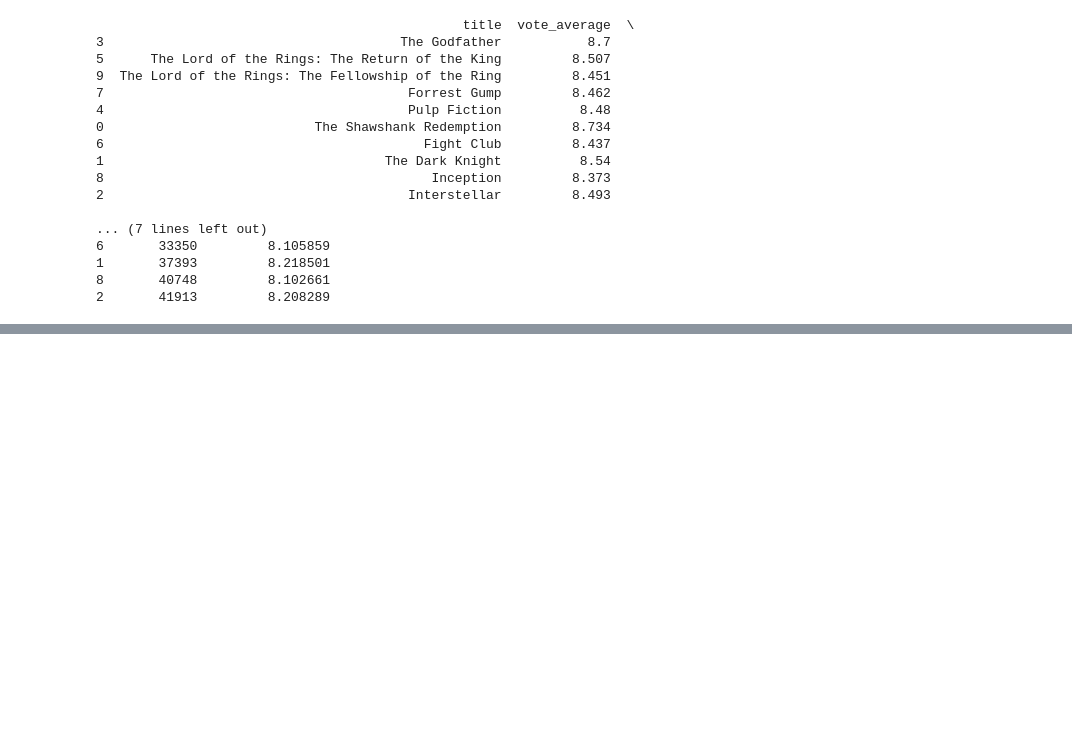
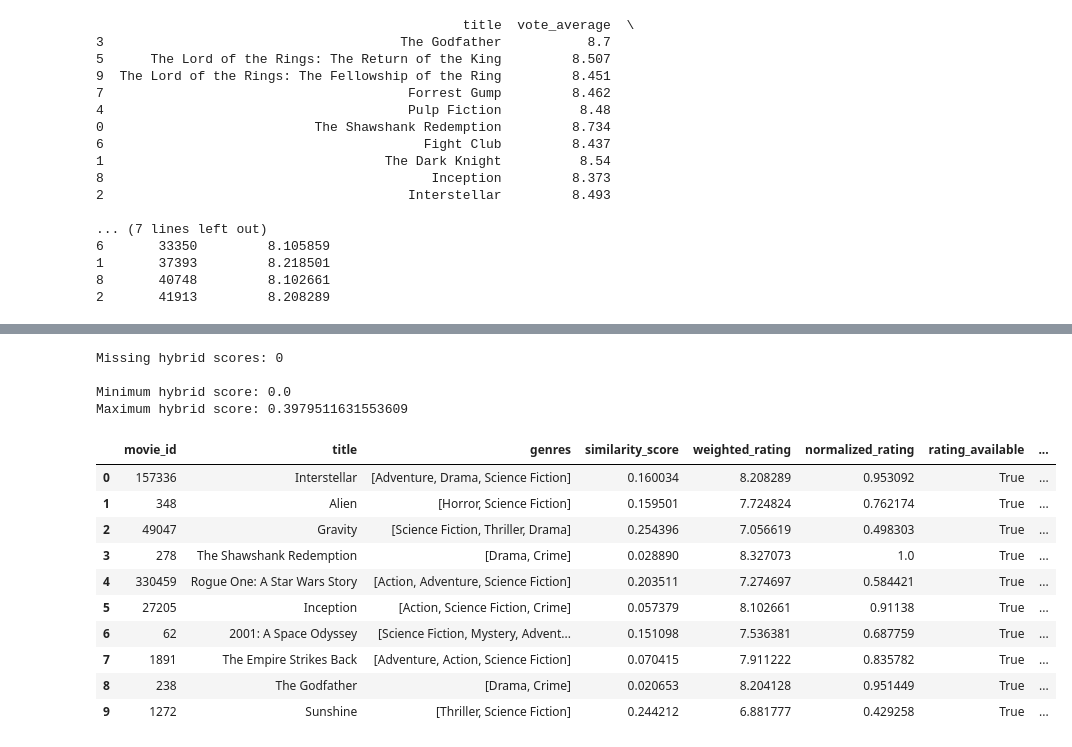
Before and after one commit to Zafeerxyz/Movie-Recommendation-System, a Jupyter notebook: notebooks/movie_recommendation.ipynb, the cells around one changed output, grey strips where cells are left out. Cells and saved outputs as stored; diff of their text form; code cells hidden in the pictures; blank space fills up the shorter version.

```diff
--- a/notebooks/movie_recommendation.ipynb
+++ b/notebooks/movie_recommendation.ipynb
@@ -963,6 +965 @@ TF-IDF matrix shape: (4905, 32913)
 Vocabulary size: 32913
-# %%
-vectorizer, tfidf_matrix = build_tfidf_matrix(movies_featured)
-
-print(type(vectorizer))
-print(type(tfidf_matrix))
@@ -1174,0 +1379,21 @@ Original dataset rows: 4905
+# %%
+import importlib
+import src.hybrid
+
+importlib.reload(src.hybrid)
+
+from src.hybrid import calculate_hybrid_score
+
+hybrid_df = calculate_hybrid_score(hybrid_df)
+
+print(
+    hybrid_df[
+        [
+            "title",
+            "similarity_score",
+            "normalized_rating",
+            "rating_available",
+            "hybrid_score"
+        ]
+    ].head(10)
+)
@@ -1174,0 +1418,40 @@ Original dataset rows: 4905
+# %%
+print("Missing hybrid scores:",
+      hybrid_df["hybrid_score"].isna().sum())
+
+print("\nMinimum hybrid score:",
+      hybrid_df["hybrid_score"].min())
+
+print("Maximum hybrid score:",
+      hybrid_df["hybrid_score"].max())
+# %% [output]
+Missing hybrid scores: 0
+
+Minimum hybrid score: 0.0
+Maximum hybrid score: 0.3979511631553609
+# %%
+import importlib
+import src.hybrid
+
+importlib.reload(src.hybrid)
+
+from src.hybrid import recommend_hybrid_movies
+
+hybrid_recommendations = recommend_hybrid_movies(
+    hybrid_df,
+    top_n=10
+)
+
+display(hybrid_recommendations)
+# %% [output]
+|  | movie_id | title | genres | similarity_score | weighted_rating | normalized_rating | rating_available | ... |
+| 0 | 157336 | Interstellar | [Adventure, Drama, Science Fiction] | 0.160034 | 8.208289 | 0.953092 | True | ... |
+| 1 | 348 | Alien | [Horror, Science Fiction] | 0.159501 | 7.724824 | 0.762174 | True | ... |
+| 2 | 49047 | Gravity | [Science Fiction, Thriller, Drama] | 0.254396 | 7.056619 | 0.498303 | True | ... |
+| 3 | 278 | The Shawshank Redemption | [Drama, Crime] | 0.028890 | 8.327073 | 1.0 | True | ... |
+| 4 | 330459 | Rogue One: A Star Wars Story | [Action, Adventure, Science Fiction] | 0.203511 | 7.274697 | 0.584421 | True | ... |
+| 5 | 27205 | Inception | [Action, Science Fiction, Crime] | 0.057379 | 8.102661 | 0.91138 | True | ... |
+| 6 | 62 | 2001: A Space Odyssey | [Science Fiction, Mystery, Advent... | 0.151098 | 7.536381 | 0.687759 | True | ... |
+| 7 | 1891 | The Empire Strikes Back | [Adventure, Action, Science Fiction] | 0.070415 | 7.911222 | 0.835782 | True | ... |
+| 8 | 238 | The Godfather | [Drama, Crime] | 0.020653 | 8.204128 | 0.951449 | True | ... |
+| 9 | 1272 | Sunshine | [Thriller, Science Fiction] | 0.244212 | 6.881777 | 0.429258 | True | ... |
```
Also changed, not shown: parts of 30 cells of this notebook, 27 other files.
